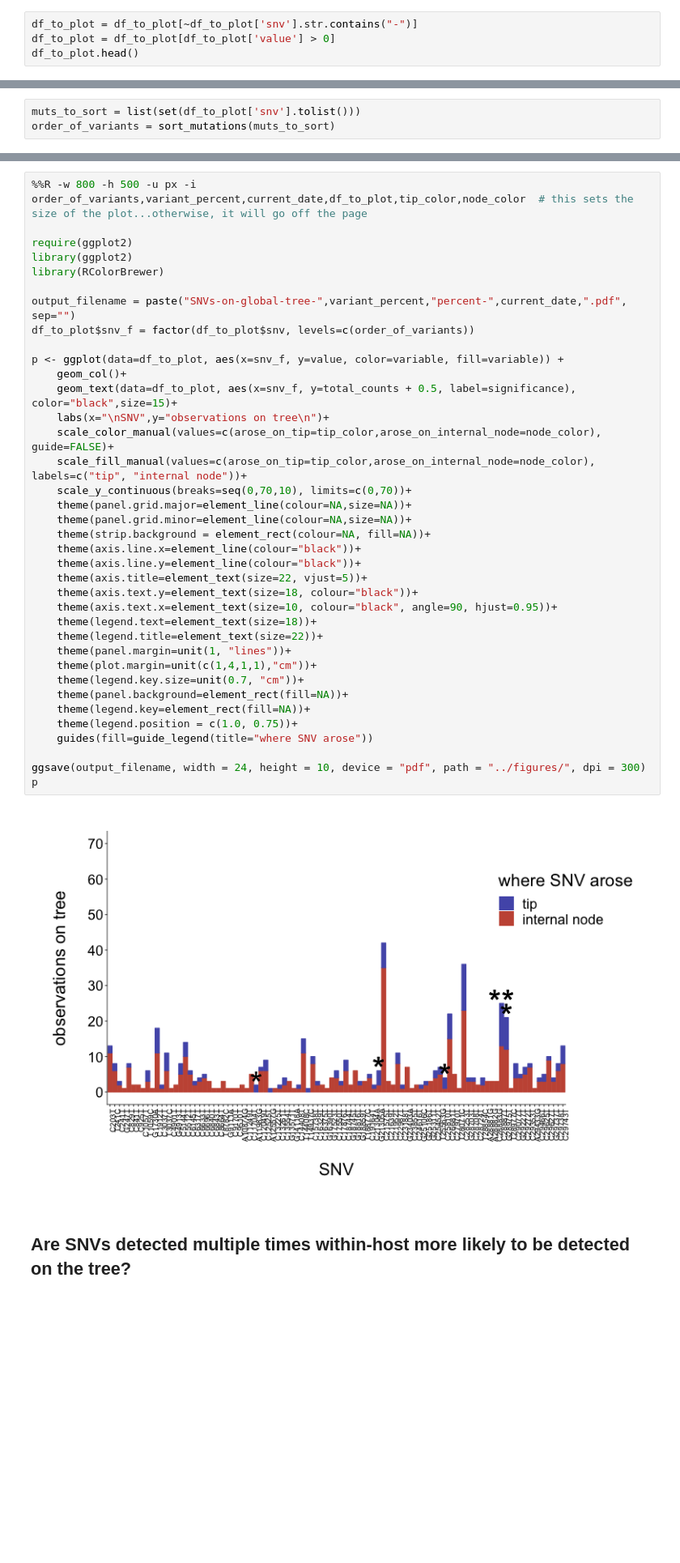
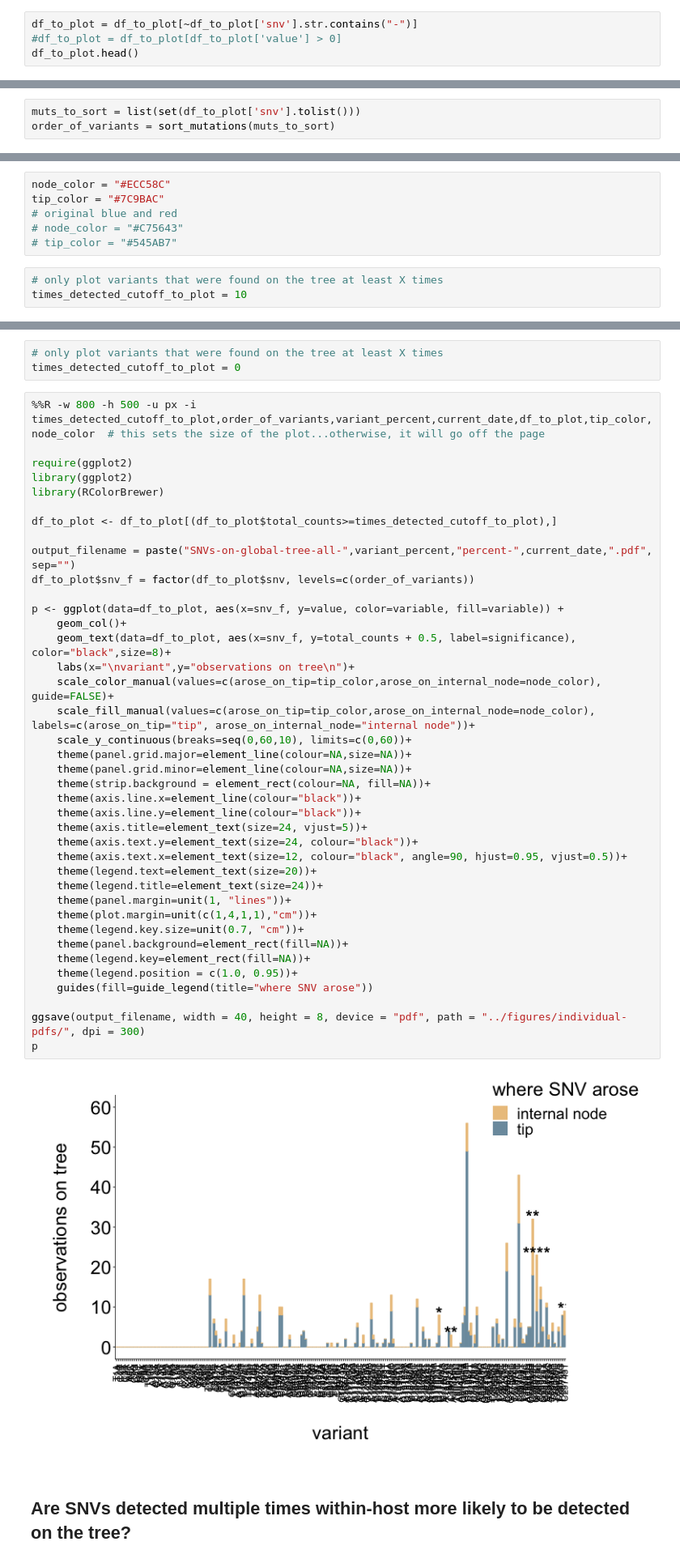
Before and after one commit to lmoncla/ncov-WI-within-host, a Jupyter notebook: scripts/query-within-host-snvs-in-tree.ipynb, the cells around one changed output, grey strips where cells are left out. Shown at 81% size. Drawn from its saved outputs; the diff is of its cells as text; blank space fills up the shorter version.

Commit message:
updating plotting scripts

```diff
--- a/scripts/query-within-host-snvs-in-tree.ipynb
+++ b/scripts/query-within-host-snvs-in-tree.ipynb
@@ -472,6 +484,6 @@ print(len(df_to_plot))
 # %%
 df_to_plot = df_to_plot[~df_to_plot['snv'].str.contains("-")]
-df_to_plot = df_to_plot[df_to_plot['value'] > 0]
+#df_to_plot = df_to_plot[df_to_plot['value'] > 0]
 df_to_plot.head()
 # %% [output]
 |  | snv | total_counts | variable | value | p-value | significance |
@@ -488,0 +498,9 @@ node_color = "#545AB7"
+# %%
+node_color = "#ECC58C"
+tip_color = "#7C9BAC"
+# original blue and red
+# node_color = "#C75643"
+# tip_color = "#545AB7"
+# %%
+# only plot variants that were found on the tree at least X times
+times_detected_cutoff_to_plot = 10
@@ -489,42 +548,47 @@ node_color = "#545AB7"
+# %%
+# only plot variants that were found on the tree at least X times
+times_detected_cutoff_to_plot = 0
 # %%
-%%R -w 800 -h 500 -u px -i order_of_variants,variant_percent,current_date,df_to_plot,tip_color,node_color  # this sets the size of the plot...otherwise, it will go off the page
+%%R -w 800 -h 500 -u px -i times_detected_cutoff_to_plot,order_of_variants,variant_percent,current_date,df_to_plot,tip_color,node_color  # this sets the size of the plot...otherwise, it will go off the page
 
 require(ggplot2)
 library(ggplot2)
 library(RColorBrewer)
 
-output_filename = paste("SNVs-on-global-tree-",variant_percent,"percent-",current_date,".pdf", sep="")
+df_to_plot <- df_to_plot[(df_to_plot$total_counts>=times_detected_cutoff_to_plot),]
+
+output_filename = paste("SNVs-on-global-tree-all-",variant_percent,"percent-",current_date,".pdf", sep="")
 df_to_plot$snv_f = factor(df_to_plot$snv, levels=c(order_of_variants))
 
 p <- ggplot(data=df_to_plot, aes(x=snv_f, y=value, color=variable, fill=variable)) +
     geom_col()+
-    geom_text(data=df_to_plot, aes(x=snv_f, y=total_counts + 0.5, label=significance), color="black",size=15)+
-    labs(x="\nSNV",y="observations on tree\n")+
+    geom_text(data=df_to_plot, aes(x=snv_f, y=total_counts + 0.5, label=significance), color="black",size=8)+
+    labs(x="\nvariant",y="observations on tree\n")+
     scale_color_manual(values=c(arose_on_tip=tip_color,arose_on_internal_node=node_color), guide=FALSE)+
-    scale_fill_manual(values=c(arose_on_tip=tip_color,arose_on_internal_node=node_color), labels=c("tip", "internal node"))+
-    scale_y_continuous(breaks=seq(0,70,10), limits=c(0,70))+
+    scale_fill_manual(values=c(arose_on_tip=tip_color,arose_on_internal_node=node_color), labels=c(arose_on_tip="tip", arose_on_internal_node="internal node"))+
+    scale_y_continuous(breaks=seq(0,60,10), limits=c(0,60))+
     theme(panel.grid.major=element_line(colour=NA,size=NA))+
     theme(panel.grid.minor=element_line(colour=NA,size=NA))+
     theme(strip.background = element_rect(colour=NA, fill=NA))+
     theme(axis.line.x=element_line(colour="black"))+
     theme(axis.line.y=element_line(colour="black"))+
-    theme(axis.title=element_text(size=22, vjust=5))+
-    theme(axis.text.y=element_text(size=18, colour="black"))+
-    theme(axis.text.x=element_text(size=10, colour="black", angle=90, hjust=0.95))+
-    theme(legend.text=element_text(size=18))+
-    theme(legend.title=element_text(size=22))+
+    theme(axis.title=element_text(size=24, vjust=5))+
+    theme(axis.text.y=element_text(size=24, colour="black"))+
+    theme(axis.text.x=element_text(size=12, colour="black", angle=90, hjust=0.95, vjust=0.5))+
+    theme(legend.text=element_text(size=20))+
+    theme(legend.title=element_text(size=24))+
     theme(panel.margin=unit(1, "lines"))+
     theme(plot.margin=unit(c(1,4,1,1),"cm"))+
     theme(legend.key.size=unit(0.7, "cm"))+
     theme(panel.background=element_rect(fill=NA))+
     theme(legend.key=element_rect(fill=NA))+
-    theme(legend.position = c(1.0, 0.75))+
+    theme(legend.position = c(1.0, 0.95))+
     guides(fill=guide_legend(title="where SNV arose"))
 
-ggsave(output_filename, width = 24, height = 10, device = "pdf", path = "../figures/", dpi = 300)
+ggsave(output_filename, width = 40, height = 8, device = "pdf", path = "../figures/individual-pdfs/", dpi = 300)
 p
 # %% [output]
-[figure, old version]
+[figure, new version]
 # %% [markdown]
 ## Are SNVs detected multiple times within-host more likely to be detected on the tree?
 # %%
```
Also changed, not shown: parts of 40 cells of this notebook, 7 other files.
